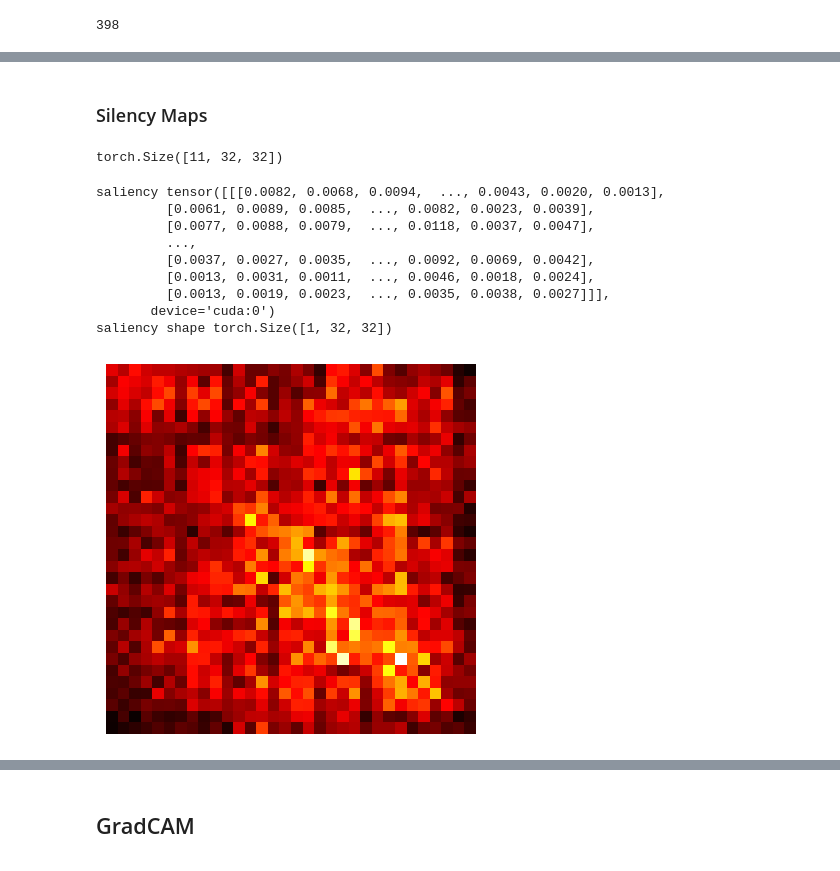
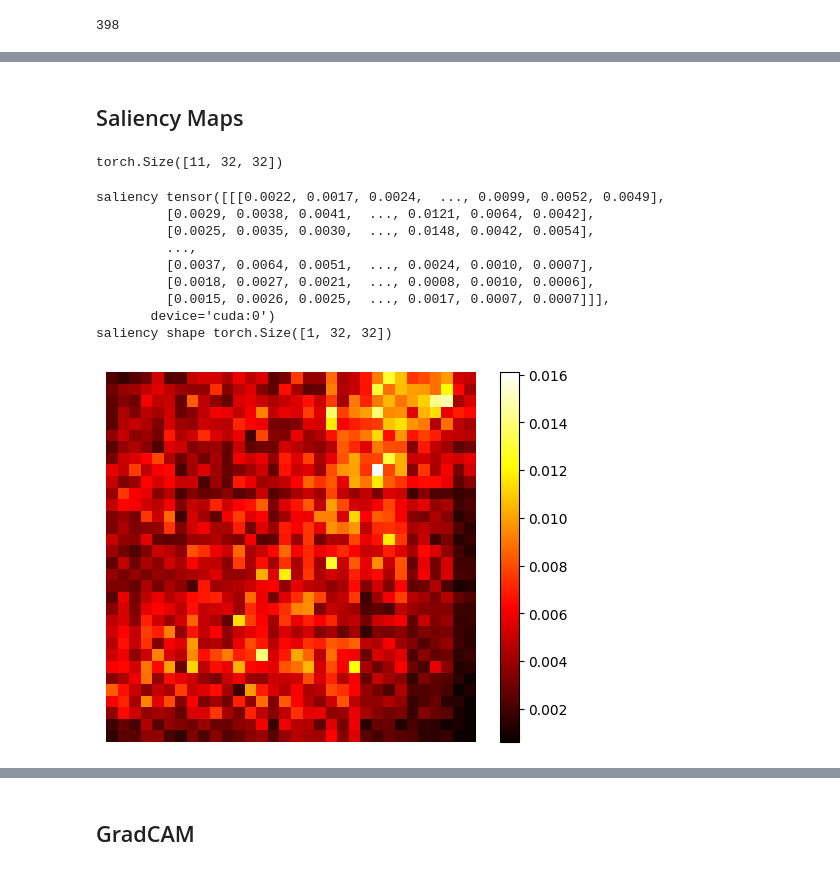
Before and after one commit to rauletepawa/Species_Distribution_Modeling, a Jupyter notebook: code/1991-2017_model_predictions.ipynb, the cells around one changed output, grey strips where cells are left out. Saved outputs shown, nothing was run; the diff lists cells and outputs as text; code cells hidden in the pictures.

```diff
--- a/code/1991-2017_model_predictions.ipynb
+++ b/code/1991-2017_model_predictions.ipynb
@@ -448,10 +520,11 @@ PATH = '../models/RESNET18_49_tss_2017'
 # %%
 num_classes = 1819
 
-RESNET18 = CustomResNet18(num_classes=num_classes).to(device)
-RESNET18.load_state_dict(torch.load(PATH, weights_only=True))
+MODEL = CustomResNet18(num_classes=num_classes).to(device)
+# MODEL = CNNModel_1(11,32,num_classes).to(device)
+MODEL.load_state_dict(torch.load(PATH, weights_only=True))
 # model.to(args.device)
-RESNET18.eval()
+MODEL.eval()
 # %% [output]
 CustomResNet18(
   (resnet): ResNet(
@@ -544,5 +632,5 @@ len(images),images[0].shape
 # %% [markdown]
-### Silency Maps
+## Saliency Maps
 # %%
 img_num = 0
 
@@ -601,20 +689,21 @@ def saliency(img_num, model):
     # code to plot the saliency map as a heatmap
     plt.imshow(saliency[0], cmap=plt.cm.hot)
     plt.axis('off')
+    plt.colorbar()
     plt.show()
 # %%
-saliency(65, RESNET18)
+saliency(0, MODEL)
 # %% [output]
-saliency tensor([[[0.0082, 0.0068, 0.0094,  ..., 0.0043, 0.0020, 0.0013],
-         [0.0061, 0.0089, 0.0085,  ..., 0.0082, 0.0023, 0.0039],
-         [0.0077, 0.0088, 0.0079,  ..., 0.0118, 0.0037, 0.0047],
+saliency tensor([[[0.0022, 0.0017, 0.0024,  ..., 0.0099, 0.0052, 0.0049],
+         [0.0029, 0.0038, 0.0041,  ..., 0.0121, 0.0064, 0.0042],
+         [0.0025, 0.0035, 0.0030,  ..., 0.0148, 0.0042, 0.0054],
          ...,
-         [0.0037, 0.0027, 0.0035,  ..., 0.0092, 0.0069, 0.0042],
-         [0.0013, 0.0031, 0.0011,  ..., 0.0046, 0.0018, 0.0024],
-         [0.0013, 0.0019, 0.0023,  ..., 0.0035, 0.0038, 0.0027]]],
+         [0.0037, 0.0064, 0.0051,  ..., 0.0024, 0.0010, 0.0007],
+         [0.0018, 0.0027, 0.0021,  ..., 0.0008, 0.0010, 0.0006],
+         [0.0015, 0.0026, 0.0025,  ..., 0.0017, 0.0007, 0.0007]]],
        device='cuda:0')
 saliency shape torch.Size([1, 32, 32])
-[figure, old version]
+[figure, new version]
 # %%
 def saliency_images(images,num, model):
 
```
Also changed, not shown: parts of 34 cells of this notebook, 1 other file.
